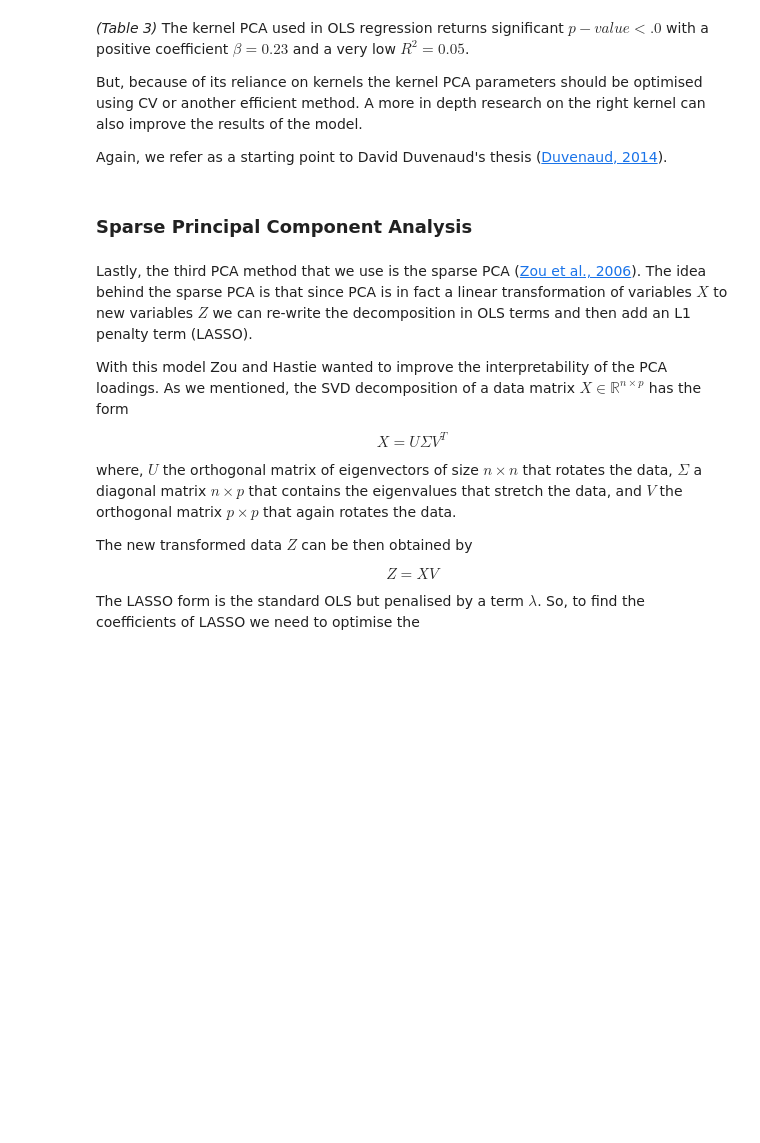
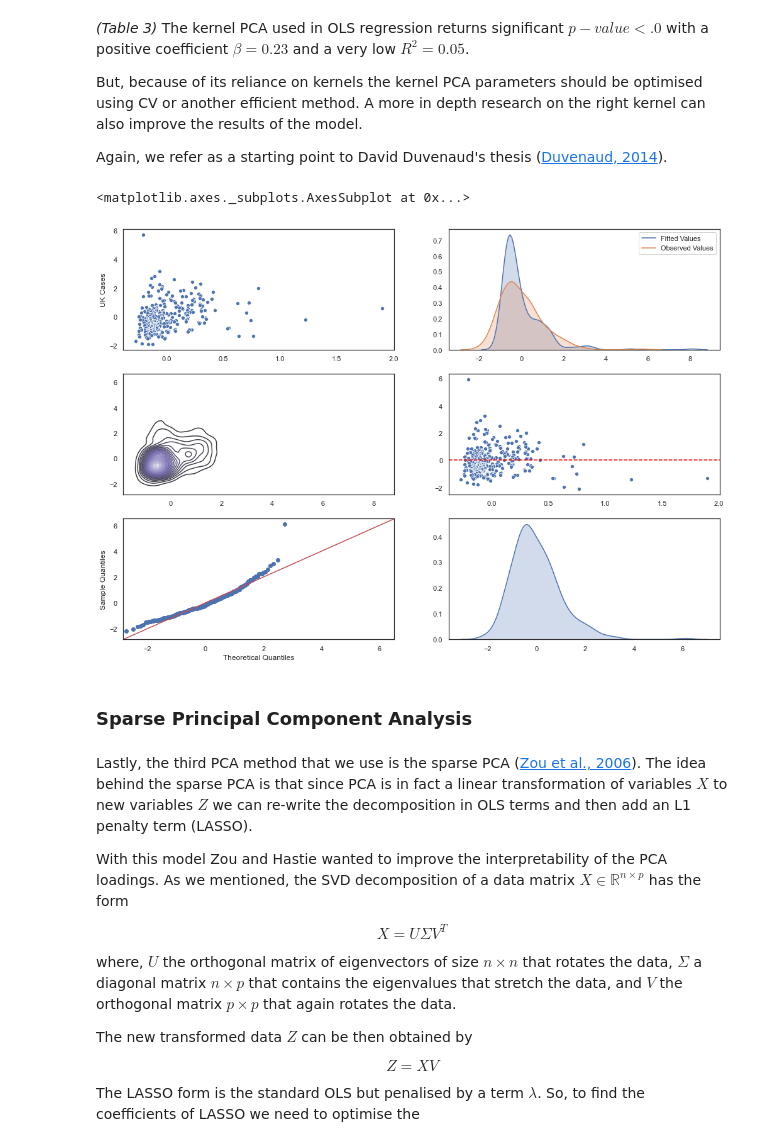
Before and after one commit to epidemic-research-team/compartmental-epidemic-model, a Jupyter notebook: NOMIS.ipynb, the cells around one changed output. Drawn from its saved outputs; the diff is of its cells as text; code cells hidden in the pictures; blank space fills up the shorter version.

```diff
--- a/NOMIS.ipynb
+++ b/NOMIS.ipynb
@@ -363,8 +378,9 @@ def my_scorer(estimator, X, y=None):
     return -1 * mean_squared_error(X, X_preimage)
 
 param_grid = [{
-        "gamma": np.linspace(0.03, 0.05, 10),
-        "kernel": ["rbf", "linear", "cosine"]
+        "gamma": np.linspace(0.03, 0.05, 10), #Kernel coefficient for rbf, poly and sigmoid kernels. Ignored by other kernels.
+        "kernel": ["rbf", "sigmoid", "poly"],
+        "degree": [3, 4, 5] #Degree for poly kernels. Ignored by other kernels.
     }]
 
 kpca=KernelPCA(fit_inverse_transform=True, n_jobs=-1)
@@ -383,6 +393,6 @@ print(grid_search.best_params_)
 # %%
 from sklearn.metrics import mean_squared_error
-kpca = KernelPCA(kernel="linear", fit_inverse_transform=True, gamma=0.03, n_components=3)
+kpca = KernelPCA(kernel="rbf", degree=3, fit_inverse_transform=True, gamma=0.05, n_components=3)
 X_kpca = kpca.fit_transform(X_scaled)
 X_kpca = kpca.inverse_transform(X_kpca)
 # %%
@@ -414,6 +424,21 @@ But, because of its reliance on kernels the kernel PCA parameters should be opti
 A more in depth research on the right kernel can also improve the results of the model.
 
 Again, we refer as a starting point to David Duvenaud's thesis ([Duvenaud, 2014](https://www.cs.toronto.edu/~duvenaud/cookbook/)).
+# %%
+fig, ax = plt.subplots(3, 2, figsize=(17,12))
+axes = ax.flat
+sns.scatterplot(res.fittedvalues, y, ax=axes[0])
+sns.kdeplot(preprocessing.scale(res.fittedvalues), label = "Fitted Values", shade=True, ax=axes[1])
+sns.kdeplot(preprocessing.scale(y), label = "Observed Values", shade=True, ax=axes[1])
+sns.kdeplot(preprocessing.scale(res.fittedvalues), preprocessing.scale(y),
+            n_levels=30, cmap="Purples_d", ax=axes[2])
+sns.scatterplot(x=res.fittedvalues, y=res.resid, ax=axes[3])
+axes[3].axhline(0, ls='--', color="red")
+sm.qqplot(preprocessing.scale(res.resid), line ='45', ax=axes[4])
+sns.kdeplot(preprocessing.scale(res.resid), shade=True, ax=axes[5])
+# %% [output]
+<matplotlib.axes._subplots.AxesSubplot at 0x...>
+[figure, added]
 # %% [markdown]
 ### Sparse Principal Component Analysis
 # %% [markdown]
```
Also changed, not shown: parts of 9 cells of this notebook, 29 other files.
